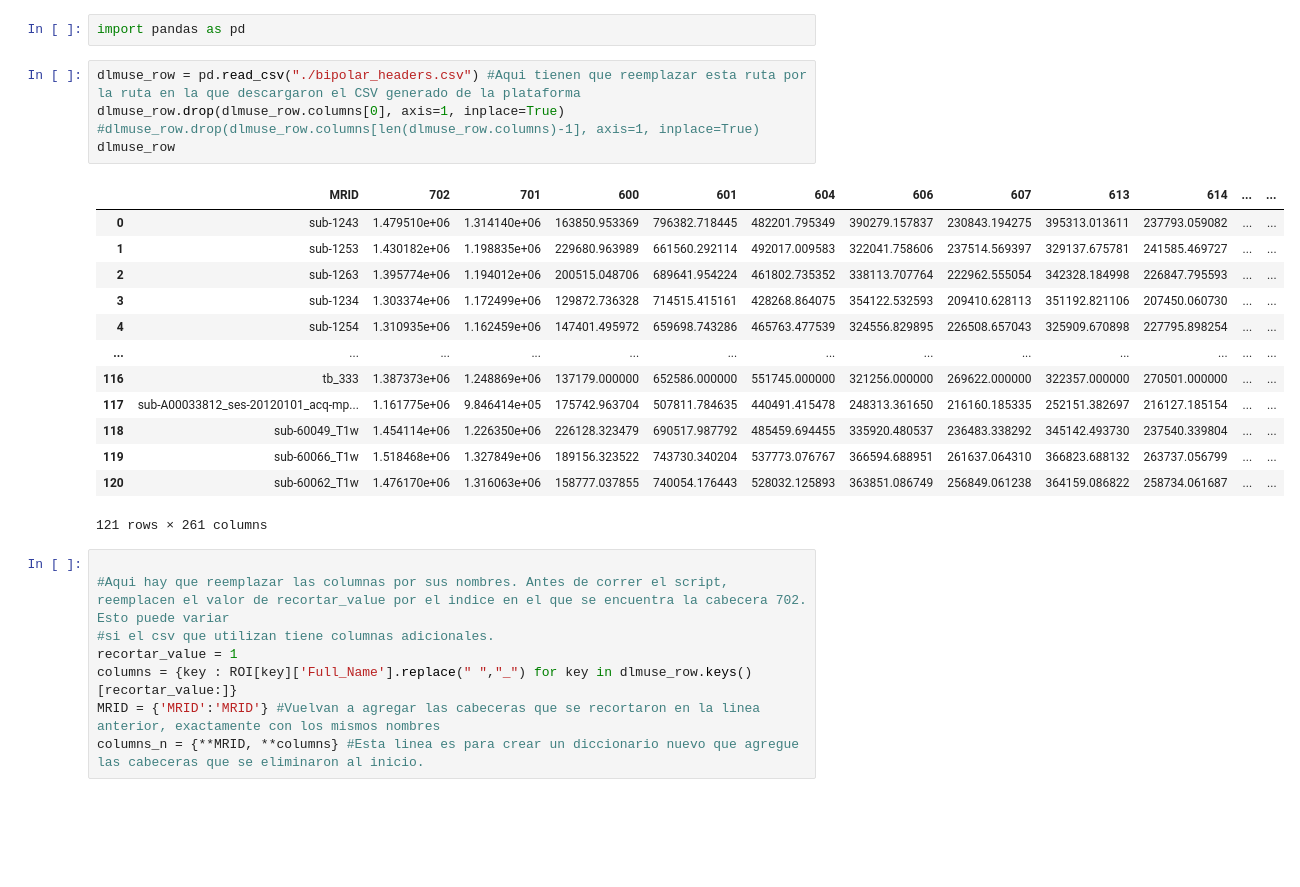
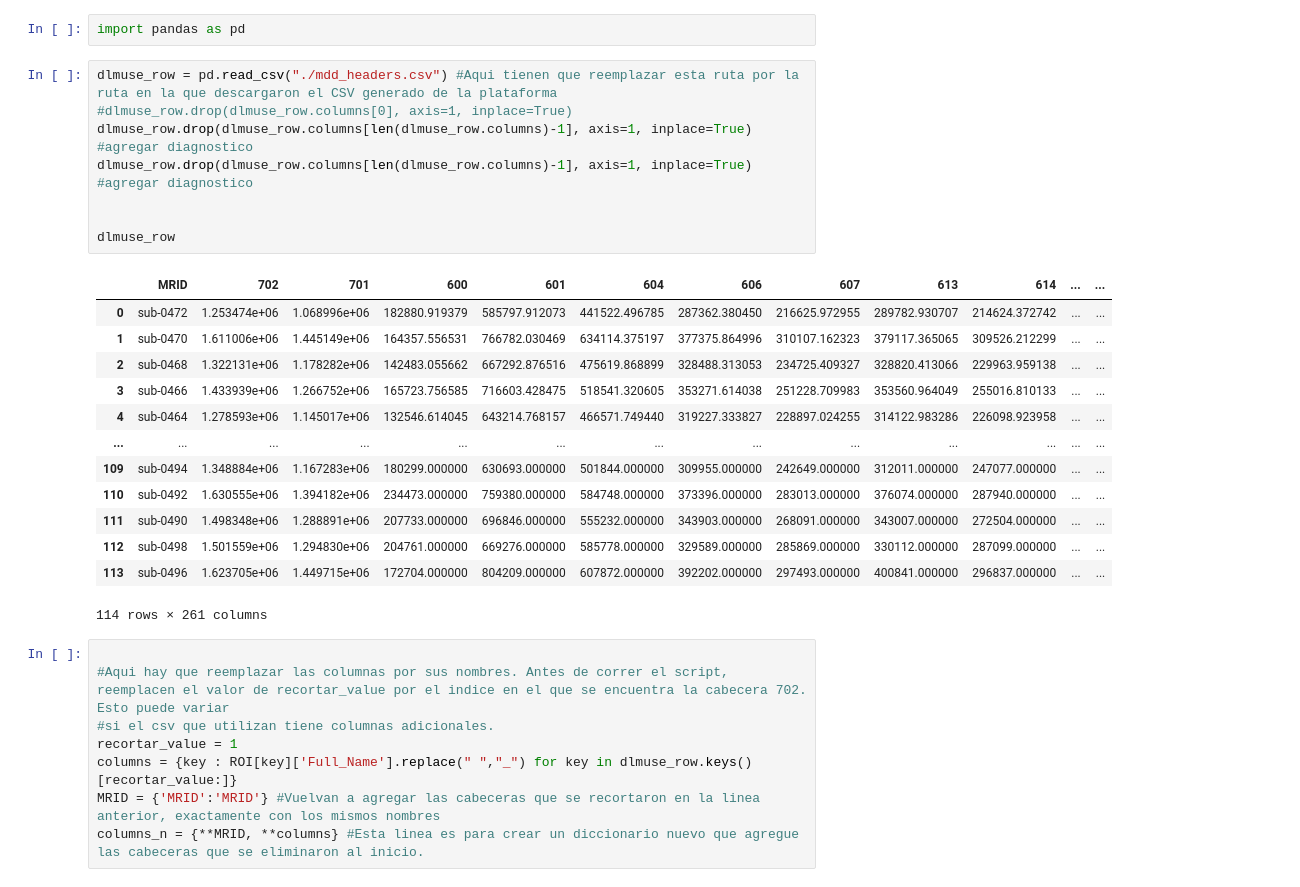
Before and after one commit to A-Cronnex/MRI-Project-2025, a Jupyter notebook: CONVERT_HEADERS_TO_ROIs.ipynb, the cells around one changed output. Cells and saved outputs as stored; diff of their text form; blank space fills up the shorter version.

```diff
--- a/CONVERT_HEADERS_TO_ROIs.ipynb
+++ b/CONVERT_HEADERS_TO_ROIs.ipynb
@@ -10,24 +10,27 @@ ROI['702']['Full_Name']
 # %%
 import pandas as pd
 # %%
-dlmuse_row = pd.read_csv("./bipolar_headers.csv") #Aqui tienen que reemplazar esta ruta por la ruta en la que descargaron el CSV generado de la plataforma
-dlmuse_row.drop(dlmuse_row.columns[0], axis=1, inplace=True)
-#dlmuse_row.drop(dlmuse_row.columns[len(dlmuse_row.columns)-1], axis=1, inplace=True)
+dlmuse_row = pd.read_csv("./mdd_headers.csv") #Aqui tienen que reemplazar esta ruta por la ruta en la que descargaron el CSV generado de la plataforma
+#dlmuse_row.drop(dlmuse_row.columns[0], axis=1, inplace=True)
+dlmuse_row.drop(dlmuse_row.columns[len(dlmuse_row.columns)-1], axis=1, inplace=True) #agregar diagnostico
+dlmuse_row.drop(dlmuse_row.columns[len(dlmuse_row.columns)-1], axis=1, inplace=True) #agregar diagnostico
+
+
 dlmuse_row
 # %% [output]
 |  | MRID | 702 | 701 | 600 | 601 | 604 | 606 | 607 | 613 | 614 | ... | ... |
-| 0 | sub-1243 | 1.479510e+06 | 1.314140e+06 | 163850.953369 | 796382.718445 | 482201.795349 | 390279.157837 | 230843.194275 | 395313.013611 | 237793.059082 | ... | ... |
-| 1 | sub-1253 | 1.430182e+06 | 1.198835e+06 | 229680.963989 | 661560.292114 | 492017.009583 | 322041.758606 | 237514.569397 | 329137.675781 | 241585.469727 | ... | ... |
-| 2 | sub-1263 | 1.395774e+06 | 1.194012e+06 | 200515.048706 | 689641.954224 | 461802.735352 | 338113.707764 | 222962.555054 | 342328.184998 | 226847.795593 | ... | ... |
-| 3 | sub-1234 | 1.303374e+06 | 1.172499e+06 | 129872.736328 | 714515.415161 | 428268.864075 | 354122.532593 | 209410.628113 | 351192.821106 | 207450.060730 | ... | ... |
-| 4 | sub-1254 | 1.310935e+06 | 1.162459e+06 | 147401.495972 | 659698.743286 | 465763.477539 | 324556.829895 | 226508.657043 | 325909.670898 | 227795.898254 | ... | ... |
+| 0 | sub-0472 | 1.253474e+06 | 1.068996e+06 | 182880.919379 | 585797.912073 | 441522.496785 | 287362.380450 | 216625.972955 | 289782.930707 | 214624.372742 | ... | ... |
+| 1 | sub-0470 | 1.611006e+06 | 1.445149e+06 | 164357.556531 | 766782.030469 | 634114.375197 | 377375.864996 | 310107.162323 | 379117.365065 | 309526.212299 | ... | ... |
+| 2 | sub-0468 | 1.322131e+06 | 1.178282e+06 | 142483.055662 | 667292.876516 | 475619.868899 | 328488.313053 | 234725.409327 | 328820.413066 | 229963.959138 | ... | ... |
+| 3 | sub-0466 | 1.433939e+06 | 1.266752e+06 | 165723.756585 | 716603.428475 | 518541.320605 | 353271.614038 | 251228.709983 | 353560.964049 | 255016.810133 | ... | ... |
+| 4 | sub-0464 | 1.278593e+06 | 1.145017e+06 | 132546.614045 | 643214.768157 | 466571.749440 | 319227.333827 | 228897.024255 | 314122.983286 | 226098.923958 | ... | ... |
 | ... | ... | ... | ... | ... | ... | ... | ... | ... | ... | ... | ... | ... |
-| 116 | tb_333 | 1.387373e+06 | 1.248869e+06 | 137179.000000 | 652586.000000 | 551745.000000 | 321256.000000 | 269622.000000 | 322357.000000 | 270501.000000 | ... | ... |
-| 117 | sub-A00033812_ses-20120101_acq-mp... | 1.161775e+06 | 9.846414e+05 | 175742.963704 | 507811.784635 | 440491.415478 | 248313.361650 | 216160.185335 | 252151.382697 | 216127.185154 | ... | ... |
-| 118 | sub-60049_T1w | 1.454114e+06 | 1.226350e+06 | 226128.323479 | 690517.987792 | 485459.694455 | 335920.480537 | 236483.338292 | 345142.493730 | 237540.339804 | ... | ... |
-| 119 | sub-60066_T1w | 1.518468e+06 | 1.327849e+06 | 189156.323522 | 743730.340204 | 537773.076767 | 366594.688951 | 261637.064310 | 366823.688132 | 263737.056799 | ... | ... |
-| 120 | sub-60062_T1w | 1.476170e+06 | 1.316063e+06 | 158777.037855 | 740054.176443 | 528032.125893 | 363851.086749 | 256849.061238 | 364159.086822 | 258734.061687 | ... | ... |
+| 109 | sub-0494 | 1.348884e+06 | 1.167283e+06 | 180299.000000 | 630693.000000 | 501844.000000 | 309955.000000 | 242649.000000 | 312011.000000 | 247077.000000 | ... | ... |
+| 110 | sub-0492 | 1.630555e+06 | 1.394182e+06 | 234473.000000 | 759380.000000 | 584748.000000 | 373396.000000 | 283013.000000 | 376074.000000 | 287940.000000 | ... | ... |
+| 111 | sub-0490 | 1.498348e+06 | 1.288891e+06 | 207733.000000 | 696846.000000 | 555232.000000 | 343903.000000 | 268091.000000 | 343007.000000 | 272504.000000 | ... | ... |
+| 112 | sub-0498 | 1.501559e+06 | 1.294830e+06 | 204761.000000 | 669276.000000 | 585778.000000 | 329589.000000 | 285869.000000 | 330112.000000 | 287099.000000 | ... | ... |
+| 113 | sub-0496 | 1.623705e+06 | 1.449715e+06 | 172704.000000 | 804209.000000 | 607872.000000 | 392202.000000 | 297493.000000 | 400841.000000 | 296837.000000 | ... | ... |
-121 rows × 261 columns
+114 rows × 261 columns
 # %%
 
 #Aqui hay que reemplazar las columnas por sus nombres. Antes de correr el script, reemplacen el valor de recortar_value por el indice en el que se encuentra la cabecera 702. Esto puede variar
```
Also changed, not shown: parts of 5 cells of this notebook, 14 other files.
